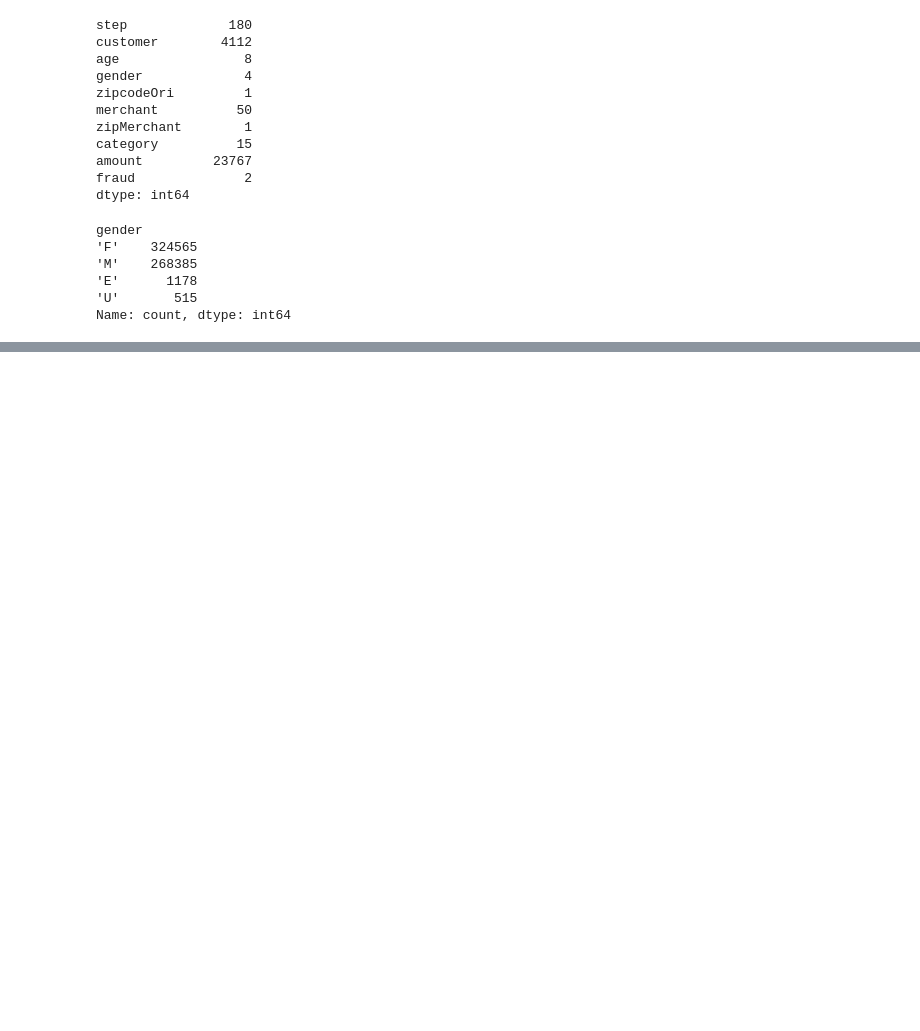
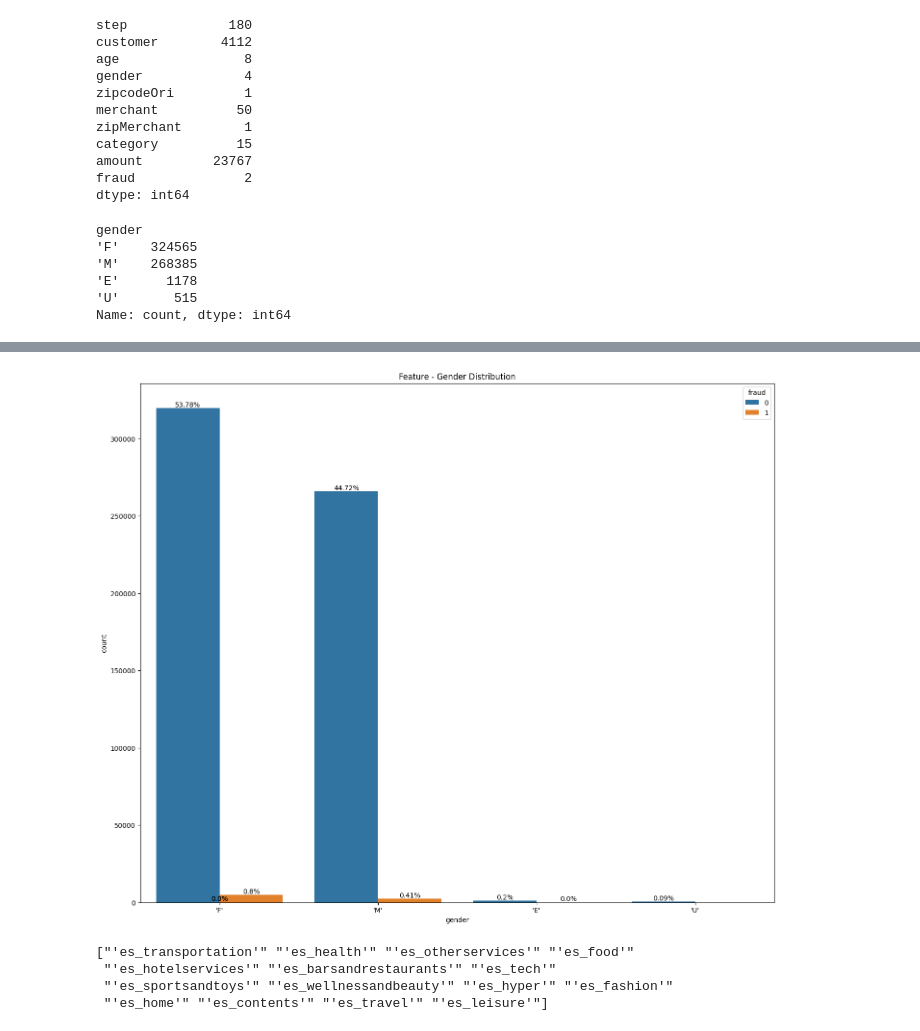
Before and after one commit to Thanh-dev-192006/Credit_Card_-Fraud_-Detection, a Jupyter notebook: notebooks/exploration/EDA.ipynb, the cells around one changed output, grey strips where cells are left out. Cells and saved outputs as stored; diff of their text form; code cells hidden in the pictures; blank space fills up the shorter version.

```diff
--- a/notebooks/exploration/EDA.ipynb
+++ b/notebooks/exploration/EDA.ipynb
@@ -42,0 +107,11 @@ Name: count, dtype: int64
+# %%
+edaplot(df, 'gender', title = 'Feature - Gender Distribution', hue = 'fraud')
+# %% [output]
+[figure, added]
+# %%
+print(df['category'].unique())
+# %% [output]
+["'es_transportation'" "'es_health'" "'es_otherservices'" "'es_food'"
+ "'es_hotelservices'" "'es_barsandrestaurants'" "'es_tech'"
+ "'es_sportsandtoys'" "'es_wellnessandbeauty'" "'es_hyper'" "'es_fashion'"
+ "'es_home'" "'es_contents'" "'es_travel'" "'es_leisure'"]
```
Also changed, not shown: parts of 11 cells of this notebook.
